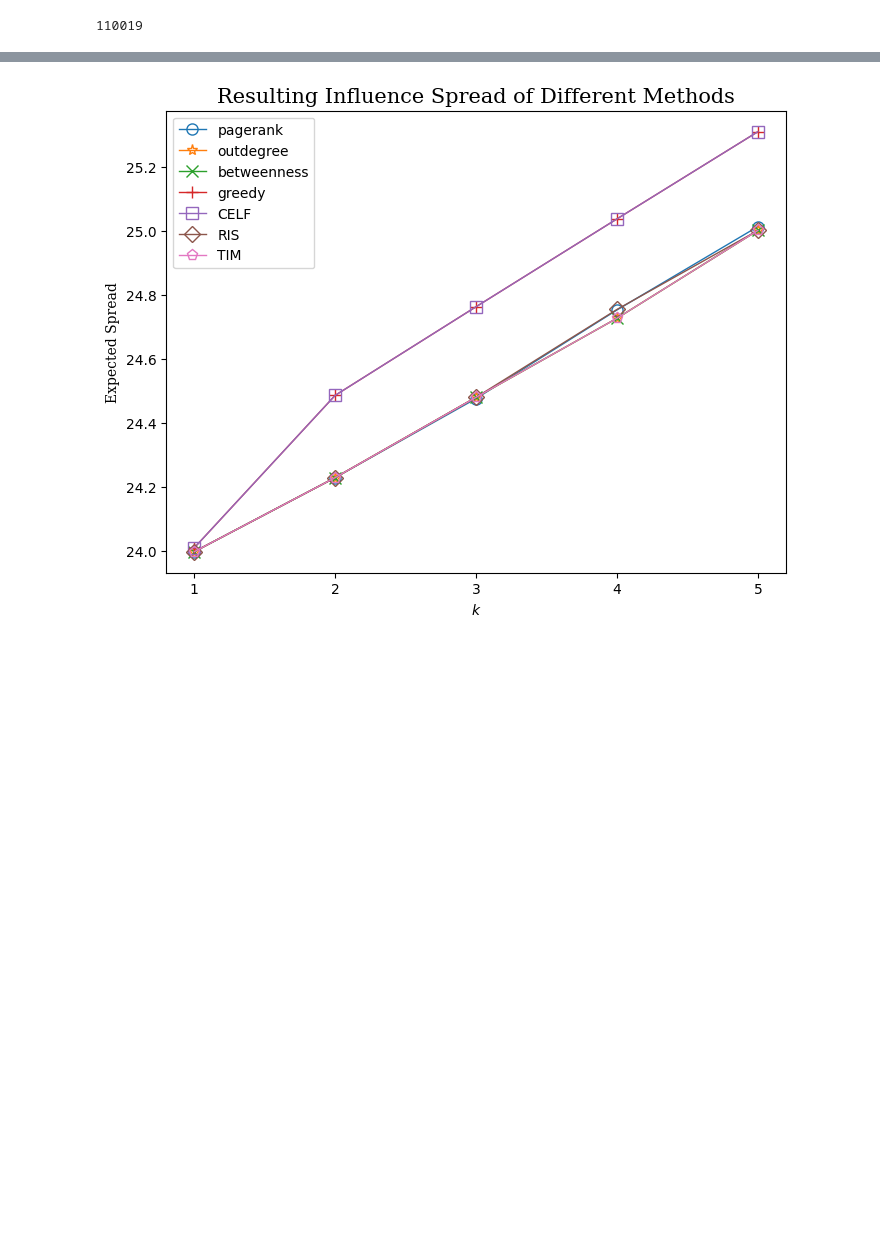
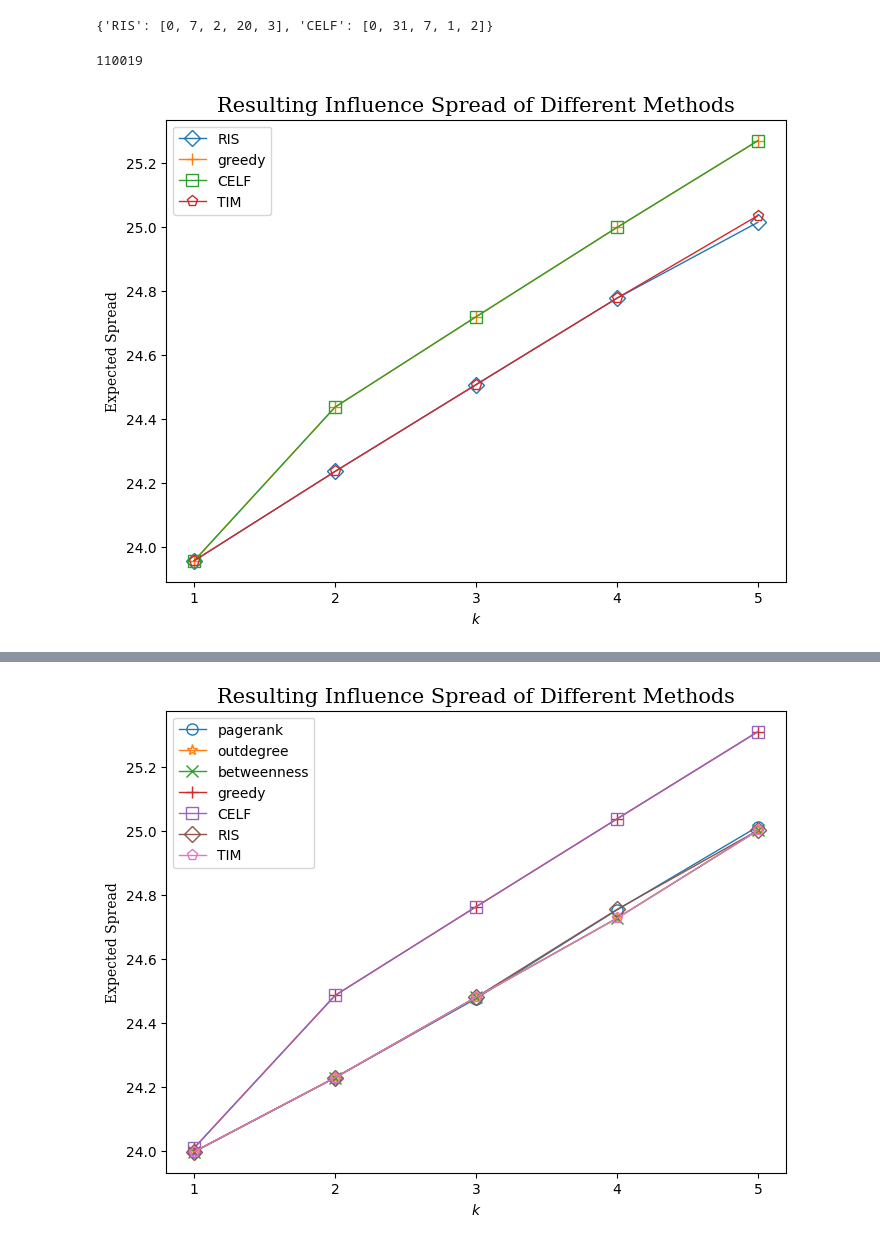
Before and after one commit to chenxlong3/iota5001_proj, a Jupyter notebook: code_iota5001.ipynb, the cells around one changed output, grey strips where cells are left out. Cells and saved outputs as stored; diff of their text form; code cells hidden in the pictures; blank space fills up the shorter version.

```diff
--- a/code_iota5001.ipynb
+++ b/code_iota5001.ipynb
@@ -39,8 +42,17 @@ KeyboardInterrupt:
+# %%
+IM_G.method_seed_idx
+# IM_G.method_spread_map
+# %% [output]
+{'RIS': [0, 7, 2, 20, 3], 'CELF': [0, 31, 7, 1, 2]}
 # %%
 IM_G.run_TIM()
 IM_G.estimate_spread("TIM")
 # %% [output]
 110019
+# %%
+vis_methods_spread(IM_G)
+# %% [output]
+[figure, added]
 # %%
 vis_methods_time(IM_G)
 # %% [output]
```
Also changed, not shown: parts of 7 cells of this notebook, 2 other files.
